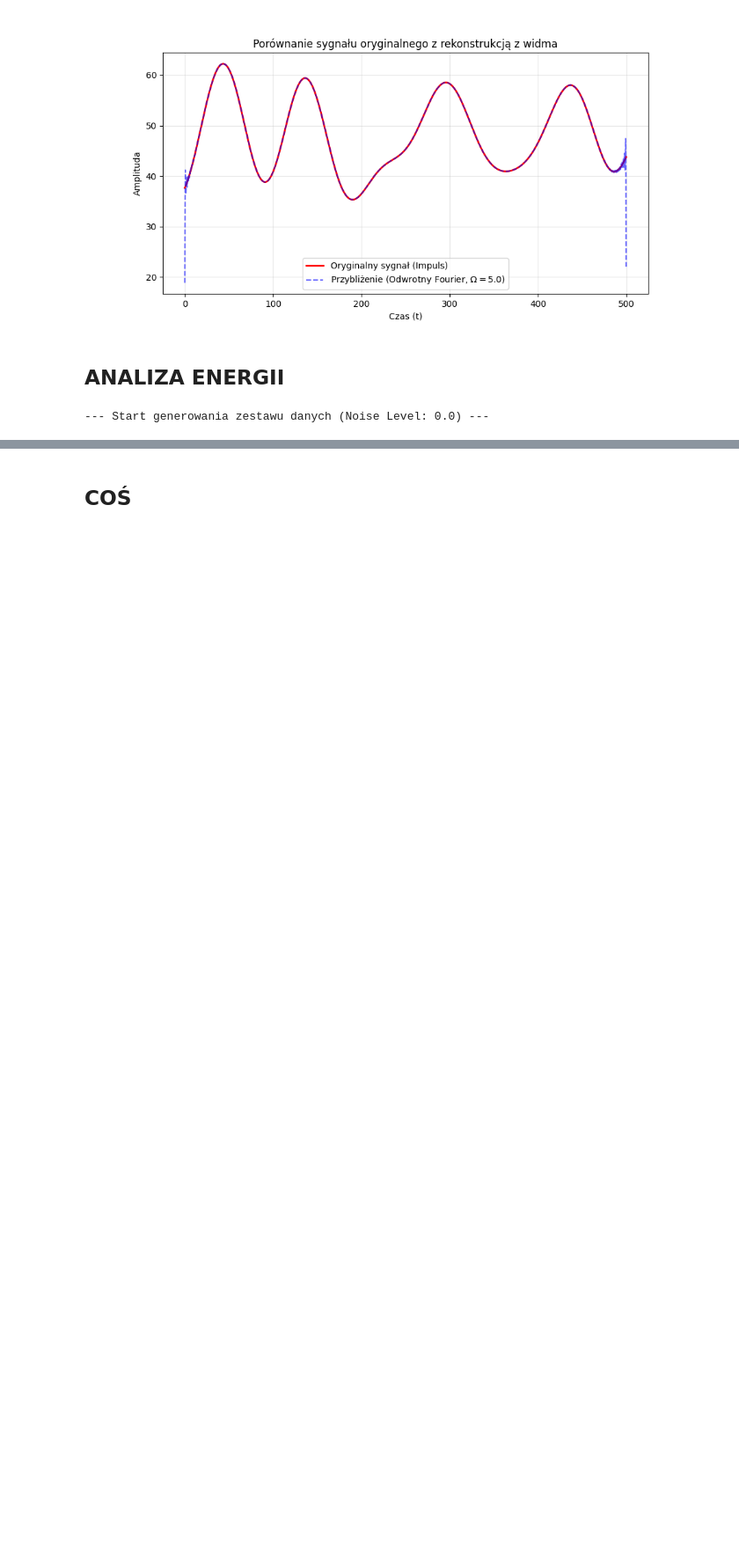
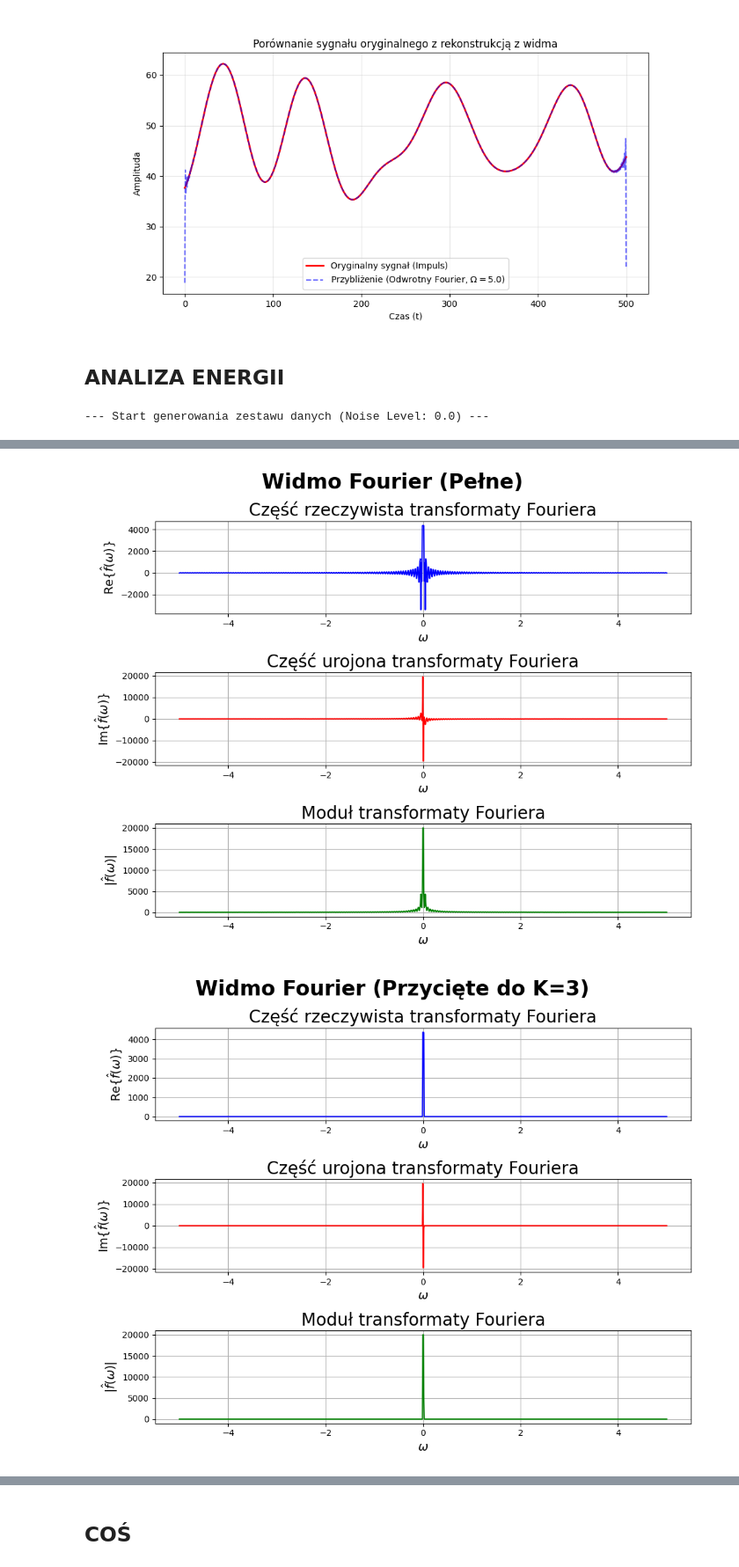
Before and after one commit to grzesiex22/Signals_1D_compression, a Jupyter notebook: main.ipynb, the cells around one changed output, grey strips where cells are left out. Shown at 88% size. Saved outputs shown, nothing was run; the diff lists cells and outputs as text; code cells hidden in the pictures; blank space fills up the shorter version.

Commit message:
Próba analizy energii
Co-authored-by: Jan <Havkarr@users.noreply.github.com>

```diff
--- a/main.ipynb
+++ b/main.ipynb
@@ -244,28 +244,71 @@ print(f"Energia w dziedzinie czasu: {e_time:.2f}")
 
 # 3. Analiza energii w dziedzinie częstotliwości (FFT)
 coeffs = np.fft.rfft(signal.y)
+# Częstotliwości odpowiadające współczynnikom (w Hz lub rad/s)
+freqs = np.fft.rfftfreq(len(signal.y), d=(signal.t[1] - signal.t[0]))
+omega_numpy = 2 * np.pi * freqs
 
-results = EnergyAnalyzer.analyze_energy_distribution(coeffs, N=len(signal.y), threshold=0.95)
+results = EnergyAnalyzer.analyze_energy_distribution(coeffs, N=len(signal.y), threshold=0.99)
 print(f"Wspołczynniki FFT - liczba: {len(coeffs)}...")  # Pokazujemy tylko pierwsze 5 współczynników
 print(f"Wspołczynniki FFT: {coeffs[:5]}...")  # Pokazujemy tylko pierwsze 5 współczynników
 print(f"Energia w dziedzinie częstotliwości: {results['total_energy_freq']:.2f}")
 print(f"Liczba współczynników (K) dla 95% energii: {results['k_threshold']}")
 
-print("\n--- ANALIZA SYGNAŁU APRBS ---")# Pobieramy pierwszy sygnał z listy
-signal = dataset['aprbs'][0]
-# 2. Analiza energii w dziedzinie czasu
-e_time = EnergyAnalyzer.calculate_total_energy(signal)
-print(f"Energia w dziedzinie czasu: {e_time:.2f}")
+# PRÓBA ANALIZY Z KLASY FOURIER (DLA K LICZBY WSPÓŁCZYNNIKÓW DLA 95% ENERGII)
 
-# 3. Analiza energii w dziedzinie częstotliwości (FFT)
-# Zakładając, że Twoja klasa Fourier używa np.fft.rfft:
-coeffs = np.fft.rfft(signal.y)
+# 4. Inicjalizacja klasy Fourier
+fourier_engine = Fourier(signal.t, signal.y)
 
-results = EnergyAnalyzer.analyze_energy_distribution(coeffs, N=len(signal.y), threshold=0.95)
-print(f"Wspołczynniki FFT - liczba: {len(coeffs)}...")  # Pokazujemy tylko pierwsze 5 współczynników
-print(f"Wspołczynniki FFT: {coeffs[:5]}...")  # Pokazujemy tylko pierwsze 5 współczynników
-print(f"Energia w dziedzinie częstotliwości: {results['total_energy_freq']:.2f}")
-print(f"Liczba współczynników (K) dla 95% energii: {results['k_threshold']}")
+# Parametry analizy
+omega_limit = 5.0  # Zakres częstotliwości do analizy
+num_omega = 1000  # Liczba punktów w zakresie omega - Używamy mniejszego num_omega dla szybkości lub większego dla precyzji
+print(f"\n--- Transformaty dla omega w zakresie [-{omega_limit}, {omega_limit}] ---")
+
+# 5. Obliczenie transformaty prostej dla zakresu częstotliwości
+omega_vec, f_omega_vec = fourier_engine.transform(omega_limit=omega_limit, num_omega=num_omega)
+
+# 6. Przycinamy do 50 najważniejszych współczynników (K=50)
+f_trimmed = fourier_engine.trim_spectrum(omega_vec=omega_vec, f_omega_vec=f_omega_vec, k=results['k_threshold'])
+
+# 7. Obliczenie transformaty odwrotnej (rekonstrukcja sygnału)
+y_reconstructed = fourier_engine.inverse_transform(omega_vec, f_trimmed)
+
+# 8. Wizualizacja wyników
+# Wykres widma (Część rzeczywista, urojona i moduł)
+Plotter.plot_fourier_transform(omega_vec, f_omega_vec, title="Widmo Fourier (Pełne)")
+Plotter.plot_fourier_transform(omega_vec, f_trimmed, title=f"Widmo Fourier (Przycięte do K={results['k_threshold']})")
+
+# Wykres porównawczy (Oryginał vs Rekonstrukcja)
+Plotter.plot_fourier_comparison(
+    signal.t,
+    signal.y,
+    y_reconstructed,
+    omega=omega_limit
+)
+
+# PRÓBA ANALIZY Z KLASY FOURIER (DLA K LICZBY WSPÓŁCZYNNIKÓW DLA 95% ENERGII)
+
+# 9. Przycinanie widma (metoda analogiczna do trim_spectrum)
+# Sortujemy po amplitudzie i zostawiamy tylko K największych, reszta -> 0
+magnitudes = np.abs(coeffs)
+# Pobieramy próg wartości dla k-tego największego elementu
+threshold_val = np.sort(magnitudes)[-results['k_threshold']]
+coeffs_trimmed = np.where(magnitudes >= threshold_val, coeffs, 0)
+
+# 10. Transformata odwrotna (Inverse Real FFT)
+# irfft automatycznie odtwarza sygnał o długości N na podstawie współczynników rfft
+y_reconstructed_np = np.fft.irfft(coeffs_trimmed, n=len(signal.y))
+
+# 11. Wizualizacja wyników
+# Wykres widma (Część rzeczywista, urojona i moduł)
+Plotter.plot_fourier_transform(omega_numpy, coeffs_trimmed, title="Widmo obliczone przez np.fft.rfft")
+
+# Wykres porównawczy (Oryginał vs Rekonstrukcja)
+Plotter.plot_fourier_comparison(
+    signal.t,
+    signal.y,
+    y_reconstructed_np
+)
 # %% [output]
 --- Start generowania zestawu danych (Noise Level: 0.0) ---
 --- Generowanie zakończone ---
@@ -287,0 +329,2 @@ Liczba współczynników (K) dla 95% energii: 5
+[figure, added]
+[figure, added]
```
Also changed, not shown: parts of 1 cell of this notebook.
